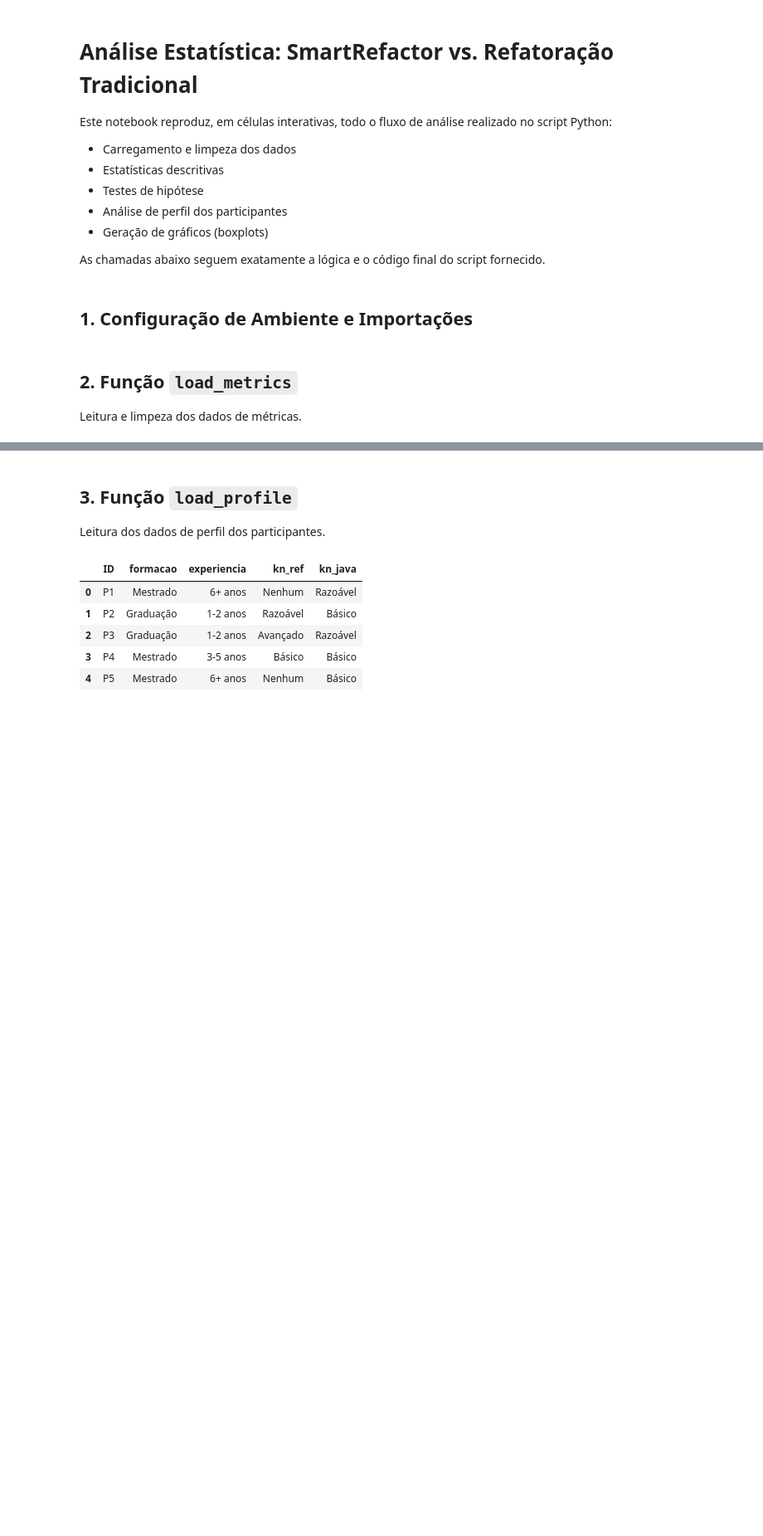
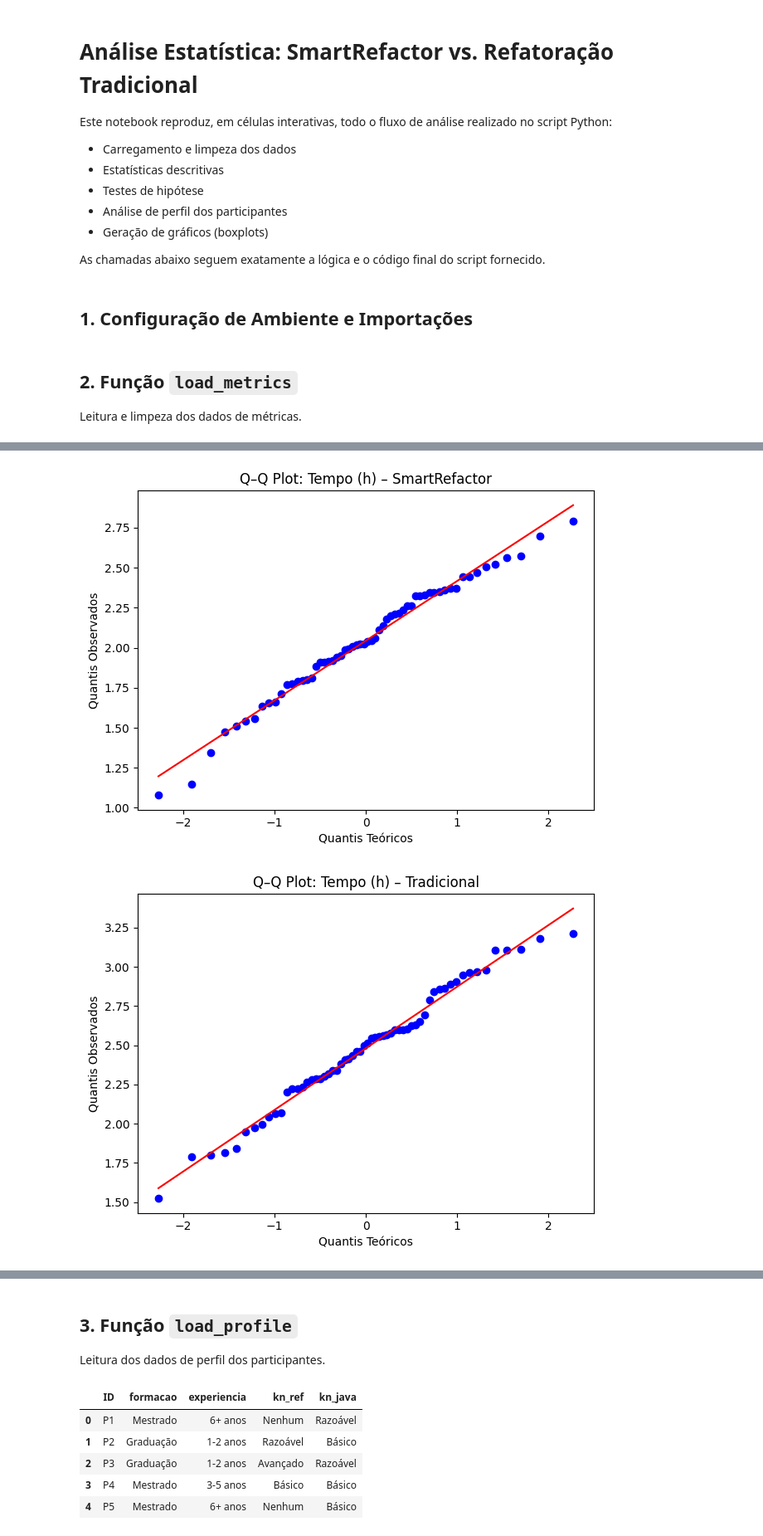
Before and after one commit to Pedro-bnogueira/AES-EP1, a Jupyter notebook: analysis_notebook.ipynb, the cells around one changed output, grey strips where cells are left out. Shown at 83% size. Cells and saved outputs as stored; diff of their text form; code cells hidden in the pictures; blank space fills up the shorter version.

```diff
--- a/analysis_notebook.ipynb
+++ b/analysis_notebook.ipynb
@@ -14,6 +14,7 @@ As chamadas abaixo seguem exatamente a lógica e o código final do script forne
 # %%
 from pathlib import Path
 import pandas as pd
+import numpy as np
 import scipy.stats as stats
 import matplotlib.pyplot as plt
 import math
@@ -22,14 +23,15 @@ from scipy.stats import levene
 # Caminhos para os arquivos e diretório de saída
 metrics_csv = Path("./coleta.csv")
 profile_csv = Path("./perfil_dos_participantes.csv")
+profile = pd.read_csv(profile_csv)
+metrics = pd.read_csv(metrics_csv)
 out_dir = Path("./results")
 out_dir.mkdir(parents=True, exist_ok=True)
 # %% [markdown]
 ## 2. Função `load_metrics`
 Leitura e limpeza dos dados de métricas.
 # %%
-def load_metrics(csv_path: Path):
-    df_raw = pd.read_csv(csv_path)
+def load_metrics(df_raw):
     rename = {
         "Tempo (h)": "tempo_h",
         "LOC Modificadas": "loc_mod",
@@ -48,6 +50,74 @@ def load_metrics(csv_path: Path):
     return df
 
 # Carregar e exibir as cinco primeiras linhas
-df_metrics = load_metrics(metrics_csv)
+df_metrics = load_metrics(metrics)
 df_metrics.head()
+
+def qq_plot(series, title):
+    fig, ax = plt.subplots()
+    stats.probplot(series.dropna(), dist=stats.norm, plot=ax)
+    ax.get_lines()[1].set_color('red')
+    ax.set_title(title)
+    ax.set_xlabel("Quantis Teóricos")
+    ax.set_ylabel("Quantis Observados")
+    plt.tight_layout()
+    plt.show()
+
+# Primeiro, converta Tempo (h) para float:
+metrics['tempo_h'] = (
+    metrics['Tempo (h)']
+    .astype(str)
+    .str.replace(",", ".", regex=False)
+    .astype(float)
+)
+
+# 2. Converter Erros Funcionais
+metrics['erros'] = (
+    metrics['Erros Funcionais']
+    .astype(str)
+    .str.replace(",", ".", regex=False)
+    .astype(float)
+)
+
+# 3. Converter Problemas de Design
+metrics['design'] = (
+    metrics['Problemas de Design']
+    .astype(str)
+    .str.replace(",", ".", regex=False)
+    .astype(float)
+)
+
+
+# Q–Q plot para tempo:
+qq_plot(
+    metrics.loc[metrics['Ferramenta']=="SmartRefactor", 'tempo_h'],
+    title="Q–Q Plot: Tempo (h) – SmartRefactor"
+)
+
+qq_plot(
+    metrics.loc[metrics['Ferramenta']=="Tradicional", 'tempo_h'],
+    title="Q–Q Plot: Tempo (h) – Tradicional"
+)
+
+# Q–Q plot para Erros Funcionais:
+qq_plot(
+    metrics.loc[metrics['Ferramenta']=="SmartRefactor", 'erros'],
+    title="Q–Q Plot: Erros funcionais – SmartRefactor"
+)
+
+qq_plot(
+    metrics.loc[metrics['Ferramenta']=="Tradicional", 'erros'],
+    title="Q–Q Plot: Erros funcionais – Tradicional"
+)
+
+# Q–Q plot para Problemas de Design:
+qq_plot(
+    metrics.loc[metrics['Ferramenta']=="SmartRefactor", 'design'],
+    title="Q–Q Plot: Problemas de design – SmartRefactor"
+)
+
+qq_plot(
+    metrics.loc[metrics['Ferramenta']=="Tradicional", 'design'],
+    title="Q–Q Plot: Problemas de design – Tradicional"
+)
 # %% [output]
@@ -59,0 +124,2 @@ df_metrics.head()
+[figure, added]
+[figure, added]
```
Also changed, not shown: parts of 4 cells of this notebook, 3 other files.
